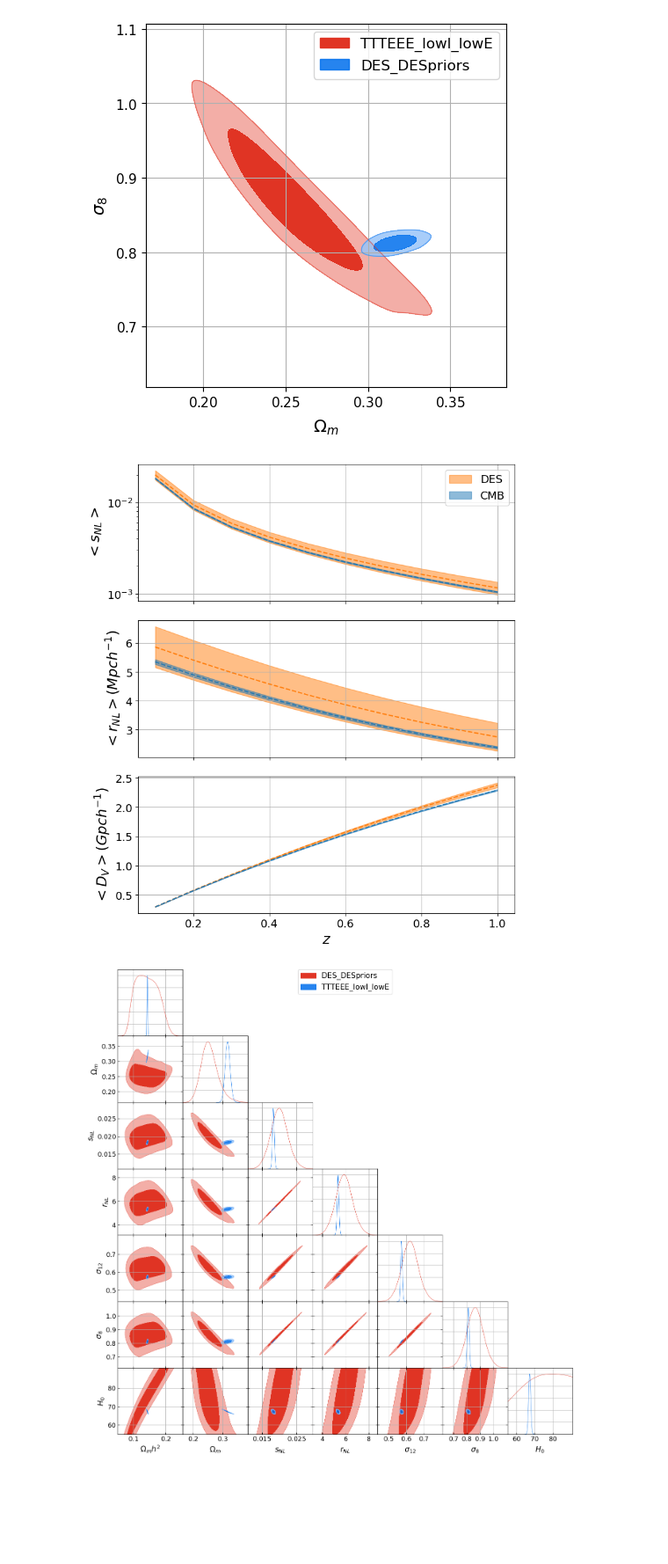
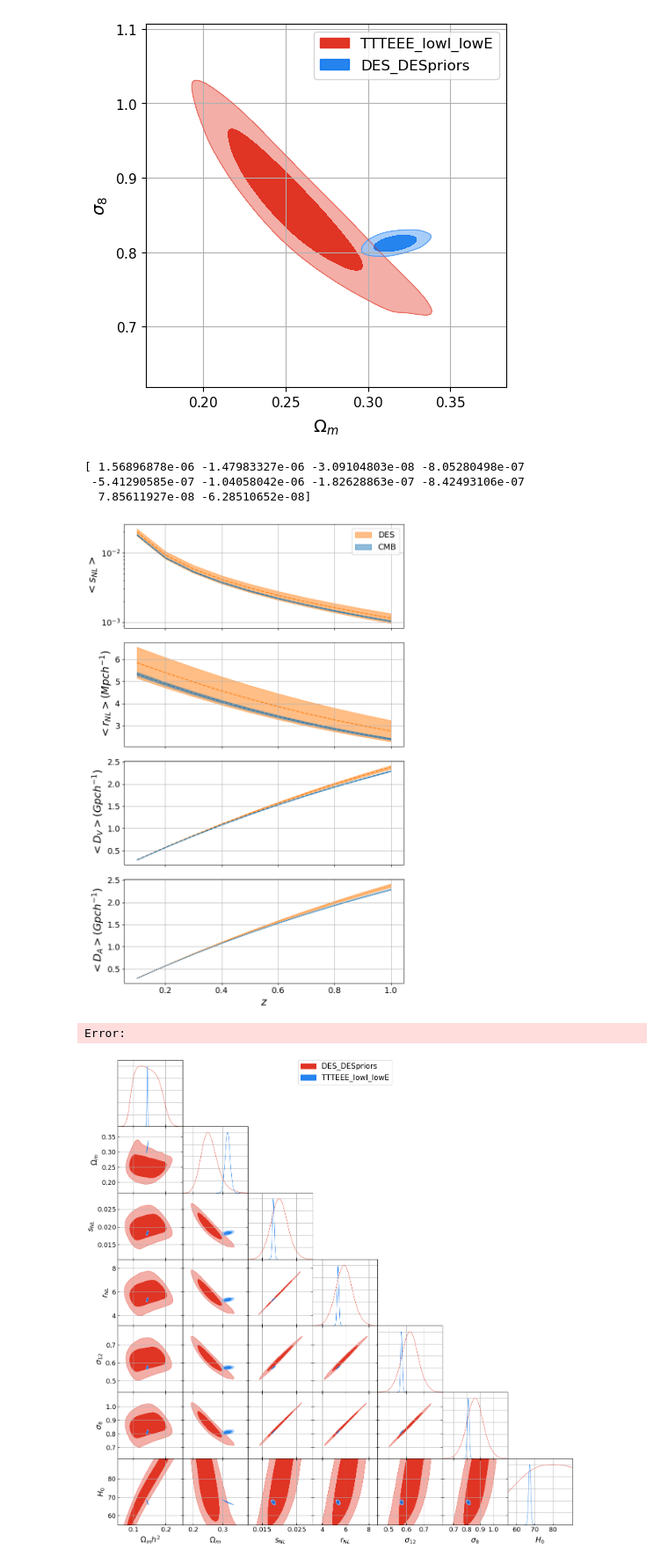
Before and after one commit to FedeDavilaKurban/Snl, a Jupyter notebook: Pk_from_MCMC.ipynb, the cells around one changed output. Shown at 88% size. Saved outputs shown, nothing was run; the diff lists cells and outputs as text; code cells hidden in the pictures; blank space fills up the shorter version.

```diff
--- a/Pk_from_MCMC.ipynb
+++ b/Pk_from_MCMC.ipynb
@@ -195,6 +195,8 @@ def get_snl(samples,zs):
     snl = np.zeros((len(zs),len(omega_m)))
     rnl = np.zeros((len(zs),len(omega_m)))
     D_V = np.zeros((len(zs),len(omega_m)))
+    D_A = np.zeros((len(zs),len(omega_m)))
+    D_M = np.zeros((len(zs),len(omega_m)))
     s12 = np.zeros((len(zs),len(omega_m)))
 
     for i in range(len(omega_m)):
@@ -215,13 +217,14 @@ def get_snl(samples,zs):
 
         # Get Dv
         D_H = cosmo.comovingDistance(z_min=np.zeros((len(zs))),z_max=zs, transverse=False) #Comoving distance
-        D_M = (1+zs)*cosmo.angularDiameterDistance(zs) #Angular diameter distance
-        D_V[:,i] = (D_H*D_M**2)**(1./3) #Volume-averaged distance
+        D_A[:,i] = cosmo.angularDiameterDistance(zs) #Angular diameter distance
+        D_M[:,i] = (1+zs)*D_A[:,i]
+        D_V[:,i] = (D_H*D_M[:,i]**2)**(1./3) #Volume-averaged distance
 
         # Get s non-linear
         snl[:,i] = rnl[:,i]/D_V[:,i]
 
-    return snl, rnl, D_V, s12
+    return snl, rnl, D_V, s12, D_A, D_M
 
 
 import numpy as np
@@ -236,8 +239,8 @@ samples_des = loadMCSamples(chain_root_des)
 
 zs = np.array([0.1,0.2,0.3,0.4,0.5,0.6,0.7,0.8,0.9,1.0])
 
-snl_cmb, rnl_cmb, Dv_cmb, s12_cmb = get_snl(samples_cmb,zs)
-snl_des, rnl_des, Dv_des, s12_des = get_snl(samples_des,zs)
+snl_cmb, rnl_cmb, Dv_cmb, s12_cmb, DA_cmb, DM_cmb = get_snl(samples_cmb,zs)
+snl_des, rnl_des, Dv_des, s12_des, DA_des, DM_des = get_snl(samples_des,zs)
 
 # Calculate wm = Om h^2
 # CMB
@@ -394,17 +397,16 @@ import matplotlib.pyplot as plt
 
 plt.rcParams.update({'font.size': 16, 'axes.labelsize': 18, 'xtick.labelsize': 14, 'ytick.labelsize': 14, 'legend.fontsize': 14})
 
-fig, (ax1, ax2, ax3) = plt.subplots(3, 1, figsize=(8, 9),sharex=True)
+fig, axs = plt.subplots(4, 1, figsize=(8, 12),sharex=True)
 
 # Optional: Add a title and axis labels
 #plt.title("r and s non linear vs redshift")
-ax1.set_ylabel(r"$<s_{NL}>$")
-ax2.set_ylabel(r"$<r_{NL}> (Mpc h^{-1})$")
-ax3.set_ylabel(r"$<D_V> (Gpc h^{-1})$")
+axs[0].set_ylabel(r"$<s_{NL}>$")
+axs[1].set_ylabel(r"$<r_{NL}> (Mpc h^{-1})$")
+axs[2].set_ylabel(r"$<D_V> (Gpc h^{-1})$")
+axs[3].set_ylabel(r"$<D_A> (Gpc h^{-1})$")
 
-#ax1.set_xlabel(r"$z$")
-#ax2.set_xlabel(r"$z$")
-ax3.set_xlabel(r"$z$")
+axs[-1].set_xlabel(r"$z$")
 
 # Plot data with optional formatting (line style, color, marker, etc.)
 snl_cmb_mean = np.mean(snl_cmb,axis=1)
@@ -413,52 +415,68 @@ snl_cmb_std = np.std(snl_cmb,axis=1,ddof=1)
 snl_des_std = np.std(snl_des,axis=1,ddof=1)
 
 Dv_cmb_mean = np.mean(Dv_cmb/1000.,axis=1)
 Dv_des_mean = np.mean(Dv_des/1000.,axis=1)
 Dv_cmb_std = np.std(Dv_cmb/1000.,axis=1,ddof=1)
 Dv_des_std = np.std(Dv_des/1000.,axis=1,ddof=1)
 
+DM_cmb_mean = np.mean(DM_cmb/1000.,axis=1)
+DM_des_mean = np.mean(DM_des/1000.,axis=1)
+DM_cmb_std = np.std(DM_cmb/1000.,axis=1,ddof=1)
+DM_des_std = np.std(DM_des/1000.,axis=1,ddof=1)
+
 rnl_cmb_mean = np.mean(rnl_cmb,axis=1)
 rnl_des_mean = np.mean(rnl_des,axis=1)
 rnl_cmb_std = np.std(rnl_cmb,axis=1,ddof=1)
 rnl_des_std = np.std(rnl_des,axis=1,ddof=1)
 
-ax1.fill_between(zs, snl_des_mean-snl_des_std, snl_des_mean+snl_des_std, label='DES', \
+axs[0].fill_between(zs, snl_des_mean-snl_des_std, snl_des_mean+snl_des_std, label='DES', \
              linestyle='-', color='C01', alpha=.5)
-ax1.fill_between(zs, snl_cmb_mean-snl_cmb_std, snl_cmb_mean+snl_cmb_std, label='CMB', \
+axs[0].fill_between(zs, snl_cmb_mean-snl_cmb_std, snl_cmb_mean+snl_cmb_std, label='CMB', \
              linestyle='-', color='C00', alpha=.5)
-ax1.plot(zs, snl_des_mean, linestyle='--', color='C01')
-ax1.plot(zs, snl_cmb_mean, linestyle='--', color='C00')
+axs[0].plot(zs, snl_des_mean, linestyle='--', color='C01')
+axs[0].plot(zs, snl_cmb_mean, linestyle='--', color='C00')
 
 
-ax2.fill_between(zs, rnl_des_mean-rnl_des_std, rnl_des_mean+rnl_des_std,\
+axs[1].fill_between(zs, rnl_des_mean-rnl_des_std, rnl_des_mean+rnl_des_std,\
              linestyle='-', color='C01', alpha=.5)
-ax2.fill_between(zs, rnl_cmb_mean-rnl_cmb_std, rnl_cmb_mean+rnl_cmb_std,\
+axs[1].fill_between(zs, rnl_cmb_mean-rnl_cmb_std, rnl_cmb_mean+rnl_cmb_std,\
              linestyle='-', color='C00', alpha=.5)
-ax2.plot(zs, rnl_des_mean, linestyle='--', color='C01')
-ax2.plot(zs, rnl_cmb_mean, linestyle='--', color='C00')
+axs[1].plot(zs, rnl_des_mean, linestyle='--', color='C01')
+axs[1].plot(zs, rnl_cmb_mean, linestyle='--', color='C00')
 
 
-ax3.fill_between(zs, Dv_des_mean-Dv_des_std, Dv_des_mean+Dv_des_std,\
+axs[2].fill_between(zs, Dv_des_mean-Dv_des_std, Dv_des_mean+Dv_des_std,\
              linestyle='-', color='C01', alpha=.5)
-ax3.fill_between(zs, Dv_cmb_mean-Dv_cmb_std, Dv_cmb_mean+Dv_cmb_std,\
+axs[2].fill_between(zs, Dv_cmb_mean-Dv_cmb_std, Dv_cmb_mean+Dv_cmb_std,\
              linestyle='-', color='C00', alpha=.5)
-ax3.plot(zs, Dv_des_mean, linestyle='--', color='C01')
-ax3.plot(zs, Dv_cmb_mean, linestyle='--', color='C00')
+axs[2].plot(zs, Dv_des_mean, linestyle='--', color='C01')
+axs[2].plot(zs, Dv_cmb_mean, linestyle='--', color='C00')
 
-ax1.legend()
-ax1.grid(True)
-ax2.grid(True)
-ax3.grid(True)
+axs[3].fill_between(zs, DM_des_mean-DM_des_std, DM_des_mean+DM_des_std,\
+             linestyle='-', color='C01', alpha=.5)
+axs[3].fill_between(zs, DM_cmb_mean-DM_cmb_std, DM_cmb_mean+DM_cmb_std,\
+             linestyle='-', color='C00', alpha=.5)
+axs[3].plot(zs, DM_des_mean, linestyle=':', color='C01')
+axs[3].plot(zs, DM_cmb_mean, linestyle=':', color='C00')
 
-ax1.set_yscale('log')
+axs[0].legend()
+for ax in axs:
+    ax.grid(True)
+
+
+axs[0].set_yscale('log')
 plt.tight_layout()
-
+print(DM_cmb_mean-Dv_cmb_mean)
 plt.show()
 
 
 # plt.savefig("plot.png")
 # %% [output]
+[ 1.56896878e-06 -1.47983327e-06 -3.09104803e-08 -8.05280498e-07
+ -5.41290585e-07 -1.04058042e-06 -1.82628863e-07 -8.42493106e-07
+  7.85611927e-08 -6.28510652e-08]
-[figure, old version]
+[figure, new version]
+Error:
 # %%
 colors =  plt.rcParams['axes.prop_cycle'].by_key()['color']
 # Create a GetDist plotter
```
Also changed, not shown: parts of 1 cell of this notebook, 5 other files.
